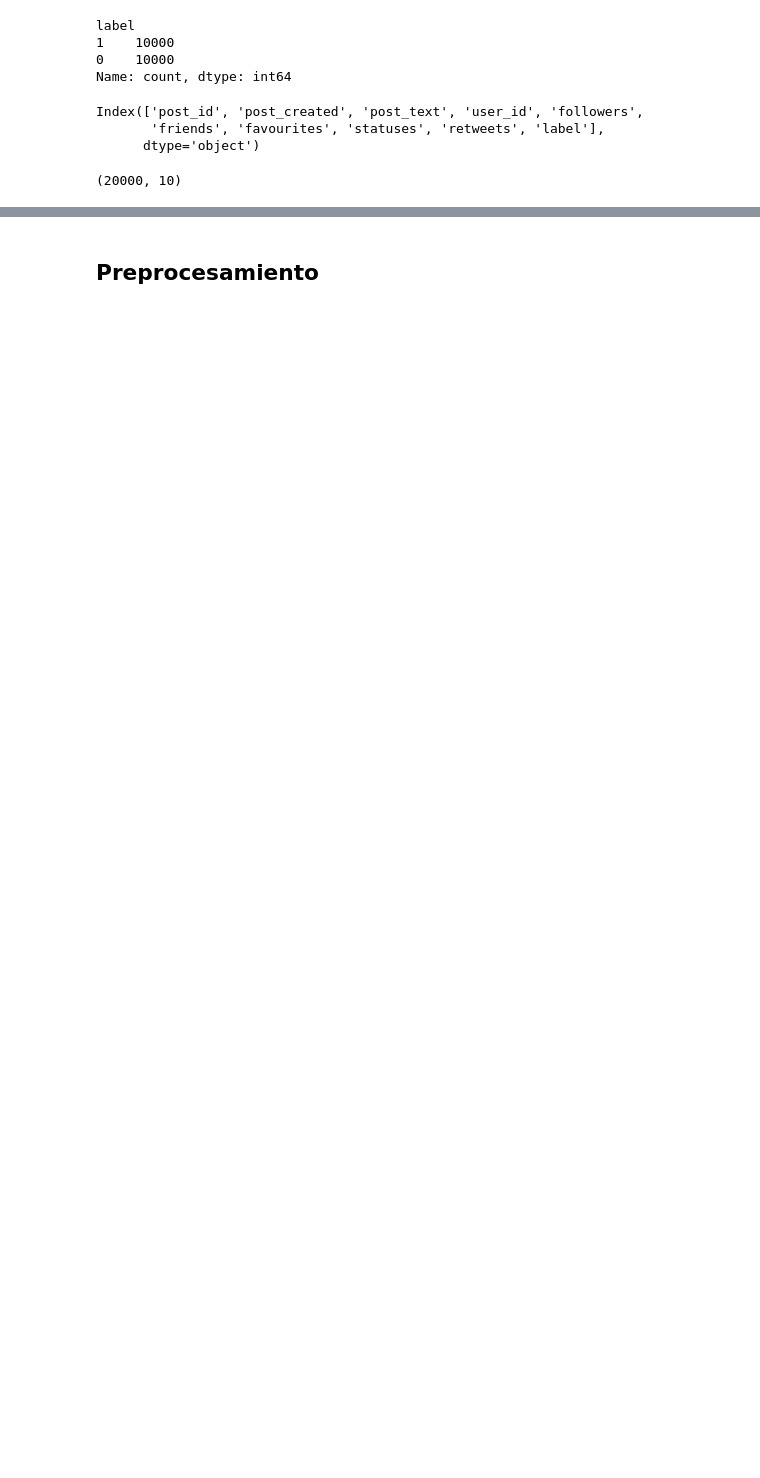
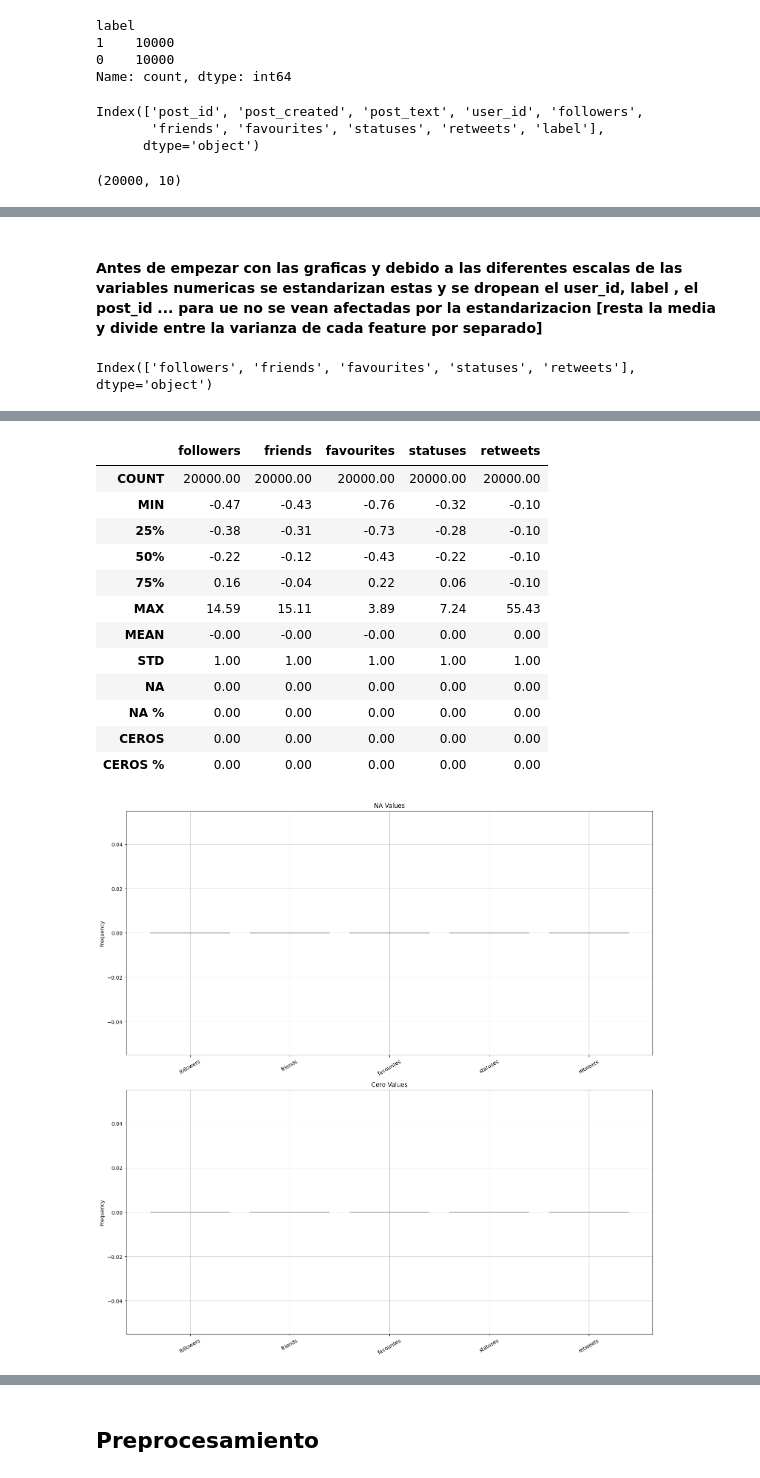
Before and after one commit to kokeitor/Twitter-Mental-Health-Classification, a Jupyter notebook: tw_classification.ipynb, the cells around one changed output, grey strips where cells are left out. Cells and saved outputs as stored; diff of their text form; code cells hidden in the pictures; blank space fills up the shorter version.

```diff
--- a/tw_classification.ipynb
+++ b/tw_classification.ipynb
@@ -123,0 +239,18 @@ tw_eda.infonum
+# %% [markdown]
+####  **Antes de empezar con las graficas y debido a las diferentes escalas de las variables numericas se estandarizan estas y se dropean el user_id, label , el post_id ... para ue no se vean afectadas por la estandarizacion [resta la media y divide entre la varianza de cada feature por separado]**
+# %%
+num_data_clean = tw_eda.num_data.drop(columns = ["user_id","post_id",'label','año','mes','dia','h','min','seg'])
+# %%
+num_data_clean.columns
+# %% [output]
+Index(['followers', 'friends', 'favourites', 'statuses', 'retweets'], dtype='object')
+# %%
+from sklearn.preprocessing import StandardScaler
+std = StandardScaler()
+std_data = std.fit_transform(num_data_clean)
+std_dataframe = pd.DataFrame(data = std_data ,columns = num_data_clean.columns.tolist())
+tw_eda_std = Eda(data = std_dataframe)
+# %%
+# Exploramos el cambio de escala aplicado
+tw_eda_std.infonum
+# %% [output]
@@ -124,3 +274,17 @@ tw_eda.infonum
+|  | followers | friends | favourites | statuses | retweets |
+| COUNT | 20000.00 | 20000.00 | 20000.00 | 20000.00 | 20000.00 |
+| MIN | -0.47 | -0.43 | -0.76 | -0.32 | -0.10 |
+| 25% | -0.38 | -0.31 | -0.73 | -0.28 | -0.10 |
+| 50% | -0.22 | -0.12 | -0.43 | -0.22 | -0.10 |
+| 75% | 0.16 | -0.04 | 0.22 | 0.06 | -0.10 |
+| MAX | 14.59 | 15.11 | 3.89 | 7.24 | 55.43 |
+| MEAN | -0.00 | -0.00 | -0.00 | 0.00 | 0.00 |
+| STD | 1.00 | 1.00 | 1.00 | 1.00 | 1.00 |
+| NA | 0.00 | 0.00 | 0.00 | 0.00 | 0.00 |
+| NA % | 0.00 | 0.00 | 0.00 | 0.00 | 0.00 |
+| CEROS | 0.00 | 0.00 | 0.00 | 0.00 | 0.00 |
+| CEROS % | 0.00 | 0.00 | 0.00 | 0.00 | 0.00 |
+[figure, added]
 # %%
 # Histogramas de las vraiables numericas
 tw_eda.plot_hist(
```
Also changed, not shown: parts of 40 cells of this notebook, 6 other files.
